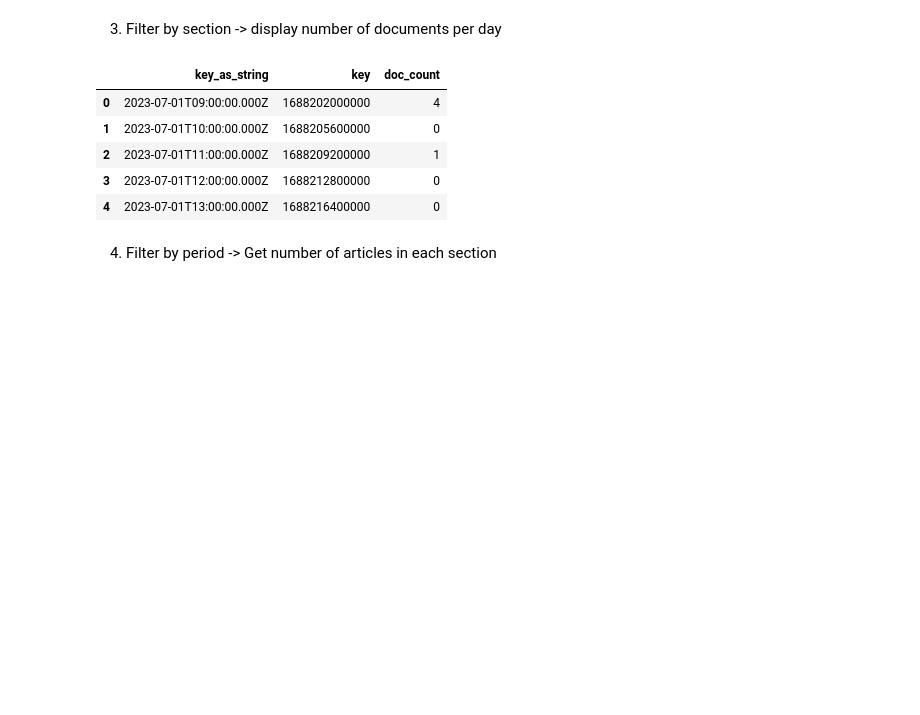
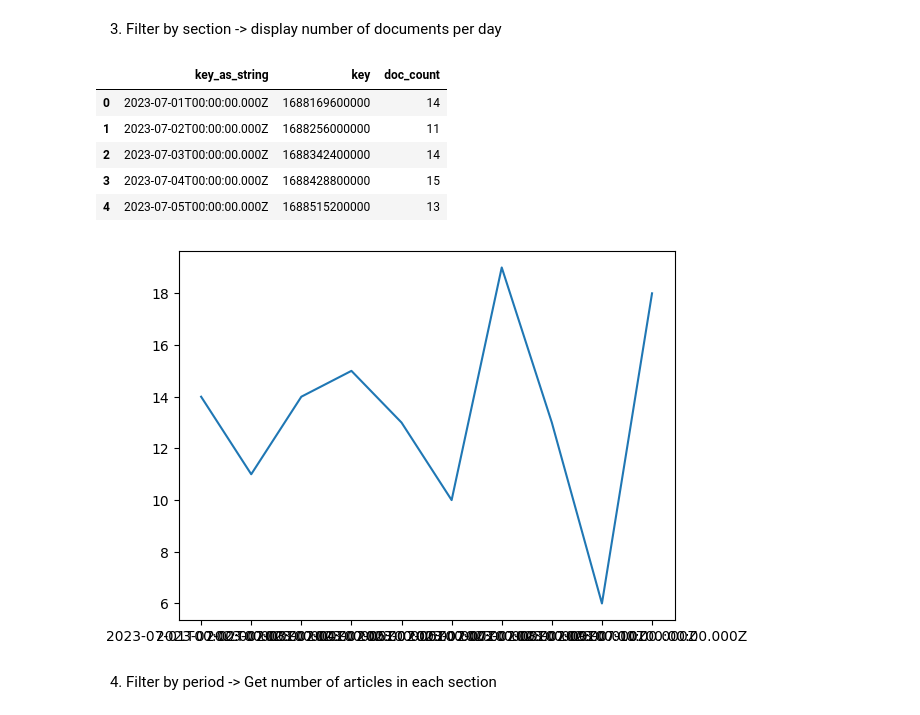
Before and after one commit to cedricsoares/datascientest-projet-new-york-times, a Jupyter notebook: notebooks/news_queries.ipynb, the cells around one changed output. Drawn from its saved outputs; the diff is of its cells as text; code cells hidden in the pictures; blank space fills up the shorter version.

```diff
--- a/notebooks/news_queries.ipynb
+++ b/notebooks/news_queries.ipynb
@@ -201,40 +196,44 @@ def query_agg(section: str, step: str = "day") :
   query_body = {
   "query": {
     "bool": {
       "filter": [
         {"term": { "section": f"{section}" }}]
         }
     },
     "size":0,
     "aggregations": {
             "articles_over_time": {
                 "date_histogram": {
                     "field": "first_published_date",
                     "calendar_interval": f"{step}"}
              }
     }
 }
 
   result = es.search(index="news", body=query_body)
   result = json.dumps(result["aggregations"]["articles_over_time"]["buckets"])
 
   #Pandas.read_json
 
   df = pd.read_json(result)
   display(df.head())
 
+  # line plot
+  plt.plot(df["key_as_string"], df["doc_count"])
+  plt.show()
 
   #pprint(result.body)
-# line plot
 
-query_agg(section="U.S.", step="hour")
+
+query_agg(section="U.S.", step="day")
 # %% [output]
 |  | key_as_string | key | doc_count |
-| 0 | 2023-07-01T09:00:00.000Z | 1688202000000 | 4 |
-| 1 | 2023-07-01T10:00:00.000Z | 1688205600000 | 0 |
-| 2 | 2023-07-01T11:00:00.000Z | 1688209200000 | 1 |
-| 3 | 2023-07-01T12:00:00.000Z | 1688212800000 | 0 |
-| 4 | 2023-07-01T13:00:00.000Z | 1688216400000 | 0 |
+| 0 | 2023-07-01T00:00:00.000Z | 1688169600000 | 14 |
+| 1 | 2023-07-02T00:00:00.000Z | 1688256000000 | 11 |
+| 2 | 2023-07-03T00:00:00.000Z | 1688342400000 | 14 |
+| 3 | 2023-07-04T00:00:00.000Z | 1688428800000 | 15 |
+| 4 | 2023-07-05T00:00:00.000Z | 1688515200000 | 13 |
+[figure, added]
 # %% [markdown]
 4. Filter by period -> Get number of articles in each section
 # %%
```
Also changed, not shown: parts of 3 cells of this notebook.
